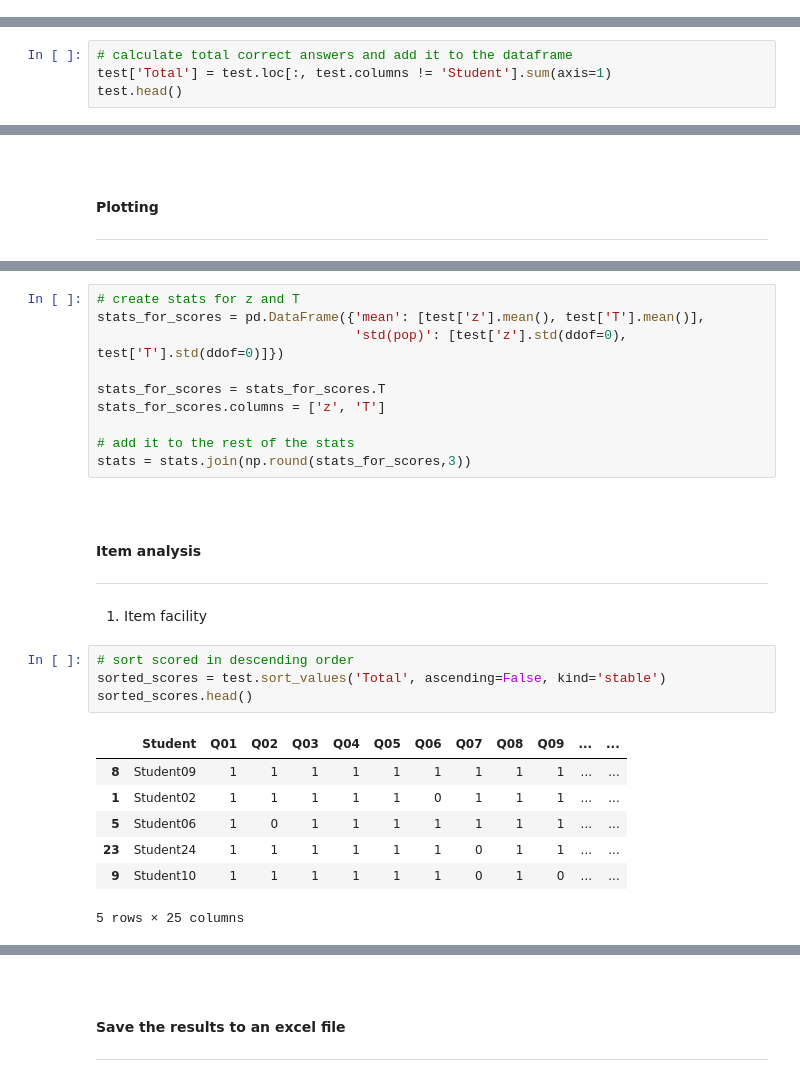
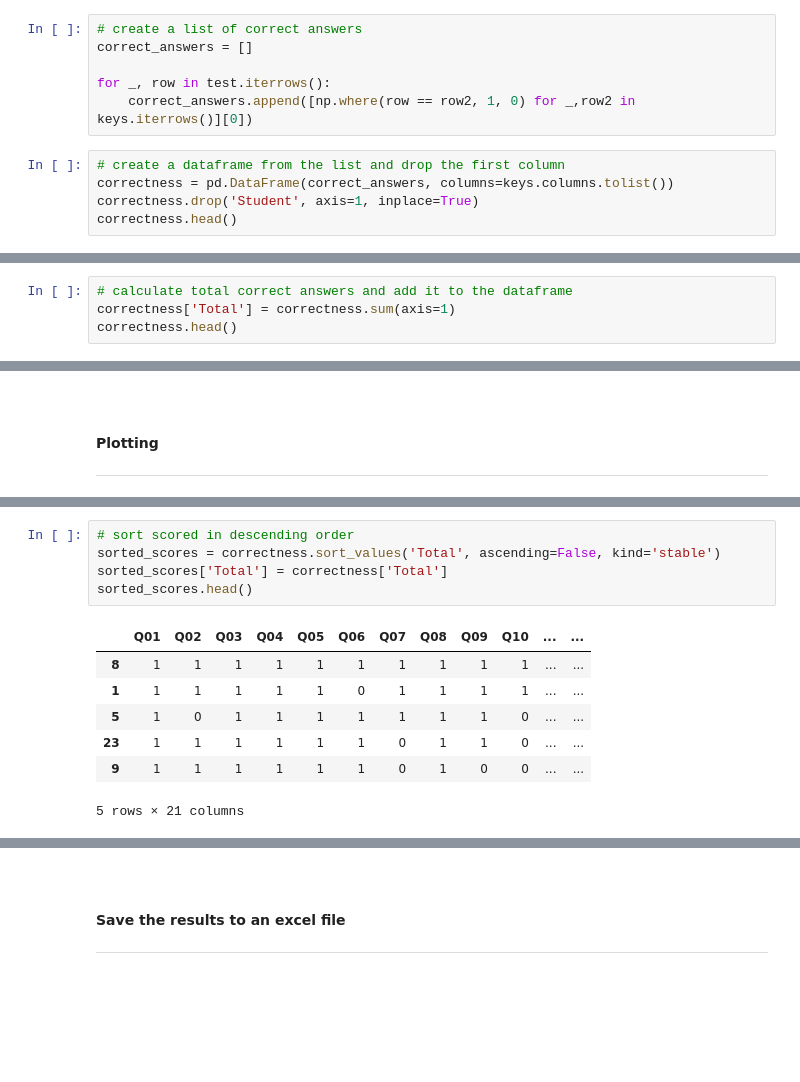
Before and after one commit to olgarozhdestvina/Data-Science-and-Machine-Learning, a Jupyter notebook: Data analytics/Language tests/Distractor analysis and scoring multiple-choice items.ipynb, the cells around one changed output, grey strips where cells are left out. Cells and saved outputs as stored; diff of their text form; blank space fills up the shorter version.

Commit message:
-Finished distractor analysis

```diff
--- a/Data analytics/Language tests/Distractor analysis and scoring multiple-choice items.ipynb
+++ b/Data analytics/Language tests/Distractor analysis and scoring multiple-choice items.ipynb
@@ -74,0 +71,11 @@ ValueError: Can only compare identically-labeled DataFrame objects
+# %%
+# create a list of correct answers
+correct_answers = []
+
+for _, row in test.iterrows():
+    correct_answers.append([np.where(row == row2, 1, 0) for _,row2 in keys.iterrows()][0])
+# %%
+# create a dataframe from the list and drop the first column
+correctness = pd.DataFrame(correct_answers, columns=keys.columns.tolist())
+correctness.drop('Student', axis=1, inplace=True)
+correctness.head()
@@ -75,5 +89,5 @@ ValueError: Can only compare identically-labeled DataFrame objects
 # %%
 # calculate total correct answers and add it to the dataframe
-test['Total'] = test.loc[:, test.columns != 'Student'].sum(axis=1)
-test.head()
+correctness['Total'] = correctness.sum(axis=1)
+correctness.head()
 # %% [output]
@@ -246,29 +319,13 @@ test.head()
-# %%
-# create stats for z and T
-stats_for_scores = pd.DataFrame({'mean': [test['z'].mean(), test['T'].mean()],
-                                 'std(pop)': [test['z'].std(ddof=0), test['T'].std(ddof=0)]})
-
-stats_for_scores = stats_for_scores.T
-stats_for_scores.columns = ['z', 'T']
-
-# add it to the rest of the stats
-stats = stats.join(np.round(stats_for_scores,3))
-# %% [markdown]
-<br>
-
-#### Item analysis
-___
-
-1. Item facility
 # %%
 # sort scored in descending order
-sorted_scores = test.sort_values('Total', ascending=False, kind='stable')
+sorted_scores = correctness.sort_values('Total', ascending=False, kind='stable')
+sorted_scores['Total'] = correctness['Total']
 sorted_scores.head()
 # %% [output]
-|  | Student | Q01 | Q02 | Q03 | Q04 | Q05 | Q06 | Q07 | Q08 | Q09 | ... | ... |
-| 8 | Student09 | 1 | 1 | 1 | 1 | 1 | 1 | 1 | 1 | 1 | ... | ... |
-| 1 | Student02 | 1 | 1 | 1 | 1 | 1 | 0 | 1 | 1 | 1 | ... | ... |
-| 5 | Student06 | 1 | 0 | 1 | 1 | 1 | 1 | 1 | 1 | 1 | ... | ... |
-| 23 | Student24 | 1 | 1 | 1 | 1 | 1 | 1 | 0 | 1 | 1 | ... | ... |
-| 9 | Student10 | 1 | 1 | 1 | 1 | 1 | 1 | 0 | 1 | 0 | ... | ... |
+|  | Q01 | Q02 | Q03 | Q04 | Q05 | Q06 | Q07 | Q08 | Q09 | Q10 | ... | ... |
+| 8 | 1 | 1 | 1 | 1 | 1 | 1 | 1 | 1 | 1 | 1 | ... | ... |
+| 1 | 1 | 1 | 1 | 1 | 1 | 0 | 1 | 1 | 1 | 1 | ... | ... |
+| 5 | 1 | 0 | 1 | 1 | 1 | 1 | 1 | 1 | 1 | 0 | ... | ... |
+| 23 | 1 | 1 | 1 | 1 | 1 | 1 | 0 | 1 | 1 | 0 | ... | ... |
+| 9 | 1 | 1 | 1 | 1 | 1 | 1 | 0 | 1 | 0 | 0 | ... | ... |
-5 rows × 25 columns
+5 rows × 21 columns
```
Also changed, not shown: parts of 38 cells of this notebook, 4 other files.
